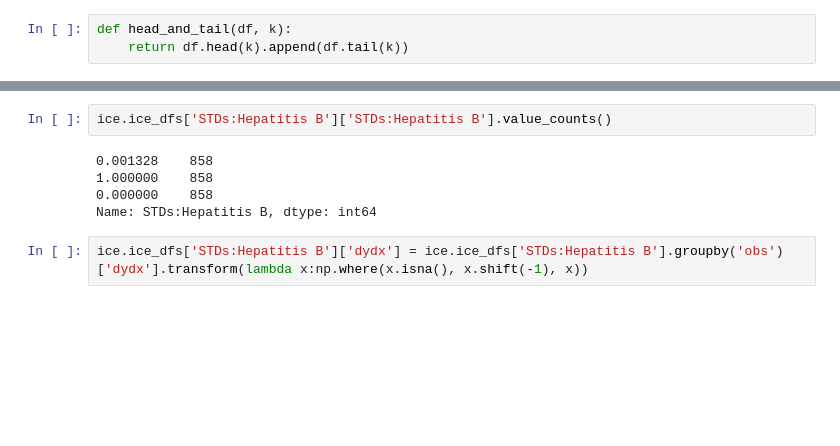
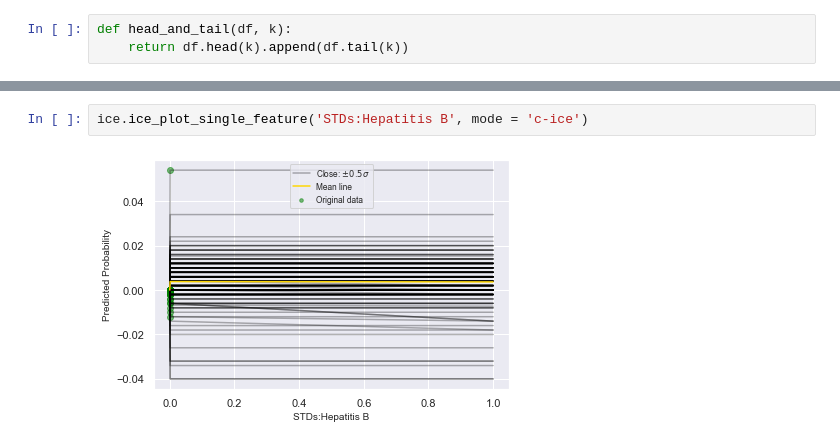
Before and after one commit to mixerupper/ice_feature_impact, a Jupyter notebook: notebooks/03-examples/01-cancer-rf.ipynb, the cells around one changed output, grey strips where cells are left out. Cells and saved outputs as stored; diff of their text form; blank space fills up the shorter version.

```diff
--- a/notebooks/03-examples/01-cancer-rf.ipynb
+++ b/notebooks/03-examples/01-cancer-rf.ipynb
@@ -139,9 +181,4 @@ results
 # %%
-ice.ice_dfs['STDs:Hepatitis B']['STDs:Hepatitis B'].value_counts()
+ice.ice_plot_single_feature('STDs:Hepatitis B', mode = 'c-ice')
 # %% [output]
-0.001328    858
-1.000000    858
-0.000000    858
-Name: STDs:Hepatitis B, dtype: int64
+[figure, added]
-# %%
-ice.ice_dfs['STDs:Hepatitis B']['dydx'] = ice.ice_dfs['STDs:Hepatitis B'].groupby('obs')['dydx'].transform(lambda x:np.where(x.isna(), x.shift(-1), x))
```
Also changed, not shown: parts of 34 cells of this notebook, 9 other files.
